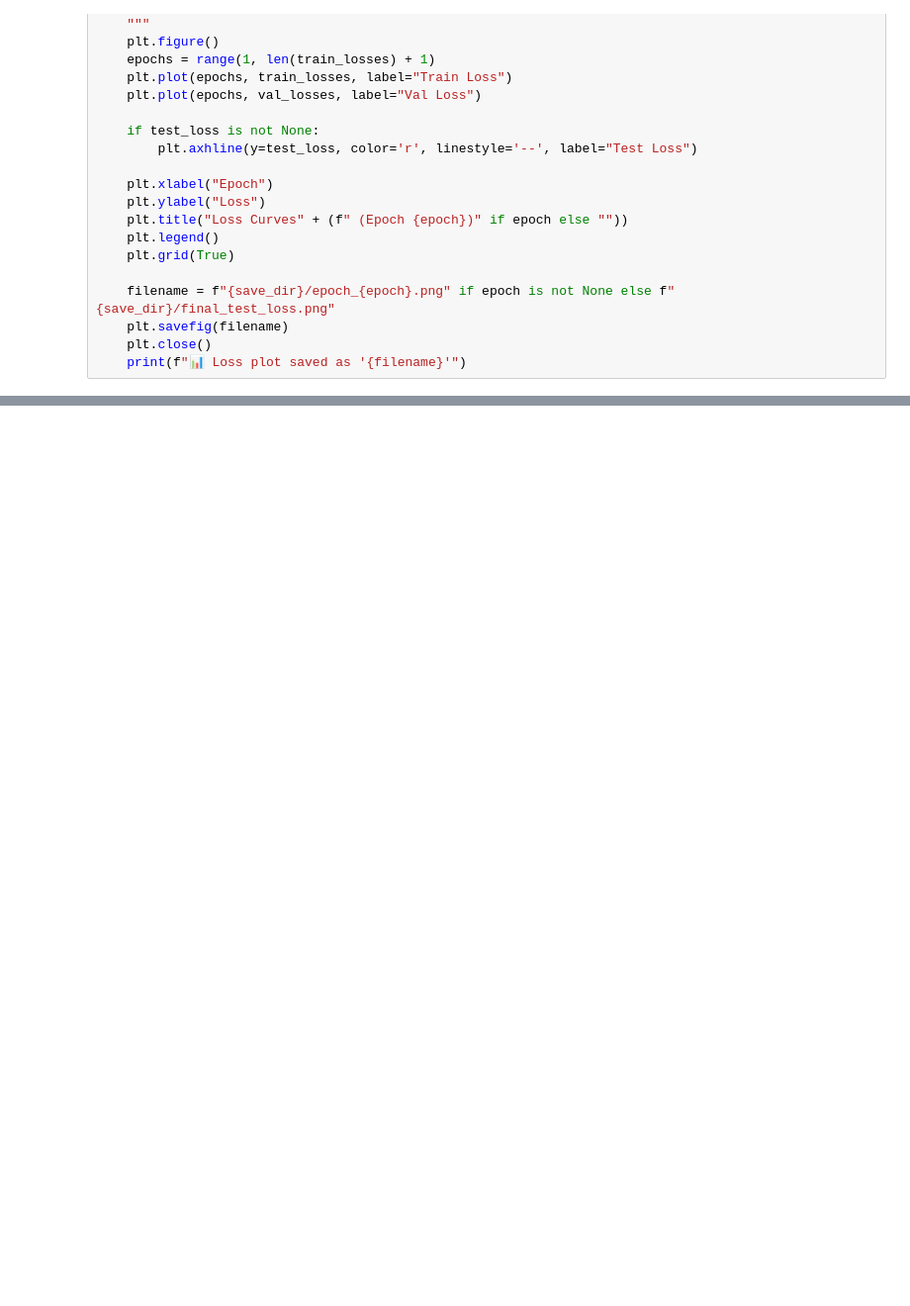
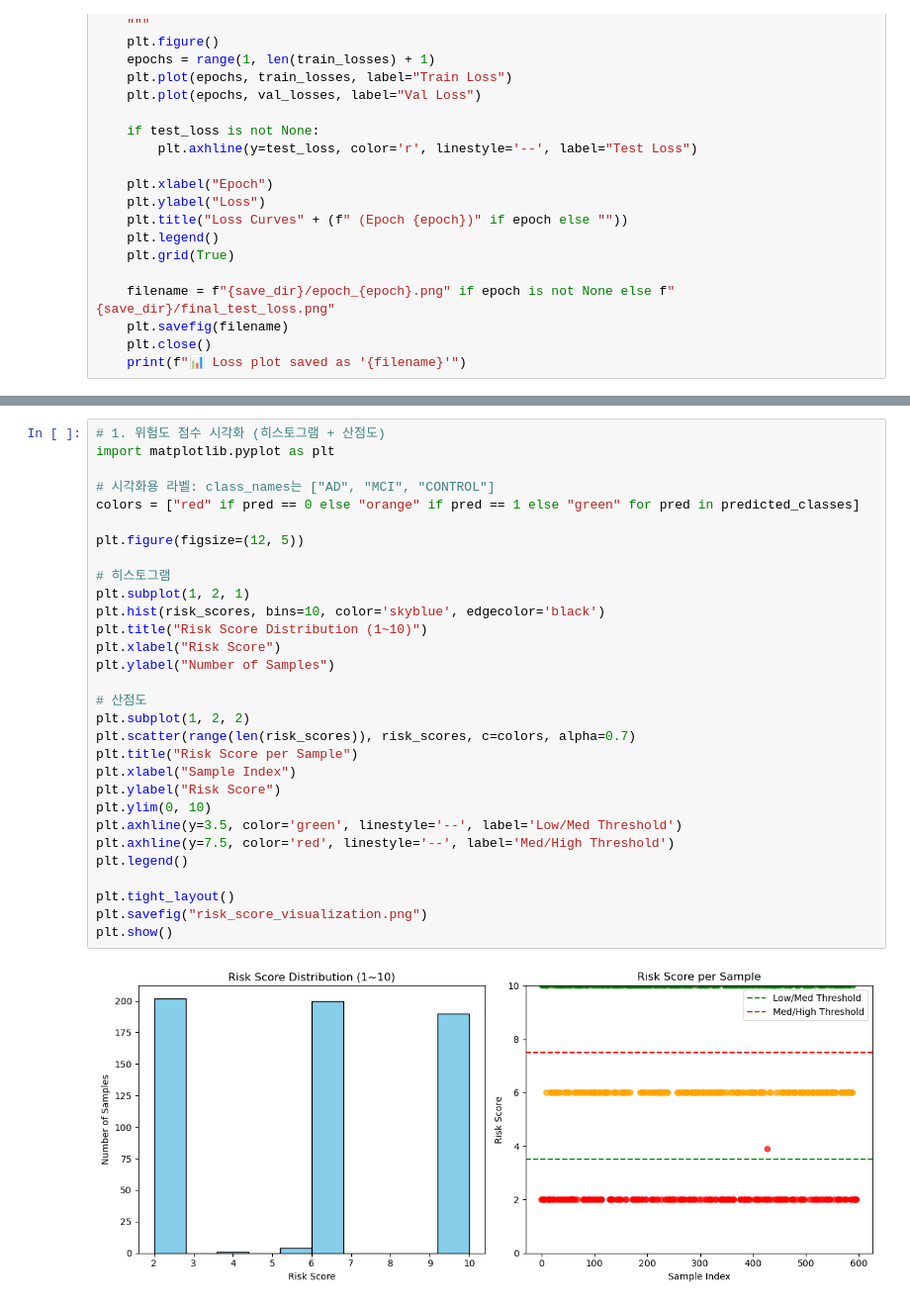
Before and after one commit to Minnie02/CABON-project, a Jupyter notebook: AD_EDA_22.ipynb, the cells around one changed output, grey strips where cells are left out. Shown at 99% size. Saved outputs shown, nothing was run; the diff lists cells and outputs as text; blank space fills up the shorter version.

```diff
--- a/AD_EDA_22.ipynb
+++ b/AD_EDA_22.ipynb
@@ -712,0 +811,32 @@ weighted avg       0.99      0.99      0.99       597
+# %%
+# 1. 위험도 점수 시각화 (히스토그램 + 산점도)
+import matplotlib.pyplot as plt
+
+# 시각화용 라벨: class_names는 ["AD", "MCI", "CONTROL"]
+colors = ["red" if pred == 0 else "orange" if pred == 1 else "green" for pred in predicted_classes]
+
+plt.figure(figsize=(12, 5))
+
+# 히스토그램
+plt.subplot(1, 2, 1)
+plt.hist(risk_scores, bins=10, color='skyblue', edgecolor='black')
+plt.title("Risk Score Distribution (1~10)")
+plt.xlabel("Risk Score")
+plt.ylabel("Number of Samples")
+
+# 산점도
+plt.subplot(1, 2, 2)
+plt.scatter(range(len(risk_scores)), risk_scores, c=colors, alpha=0.7)
+plt.title("Risk Score per Sample")
+plt.xlabel("Sample Index")
+plt.ylabel("Risk Score")
+plt.ylim(0, 10)
+plt.axhline(y=3.5, color='green', linestyle='--', label='Low/Med Threshold')
+plt.axhline(y=7.5, color='red', linestyle='--', label='Med/High Threshold')
+plt.legend()
+
+plt.tight_layout()
+plt.savefig("risk_score_visualization.png")
+plt.show()
+# %% [output]
+[figure, added]
```
Also changed, not shown: parts of 10 cells of this notebook.
